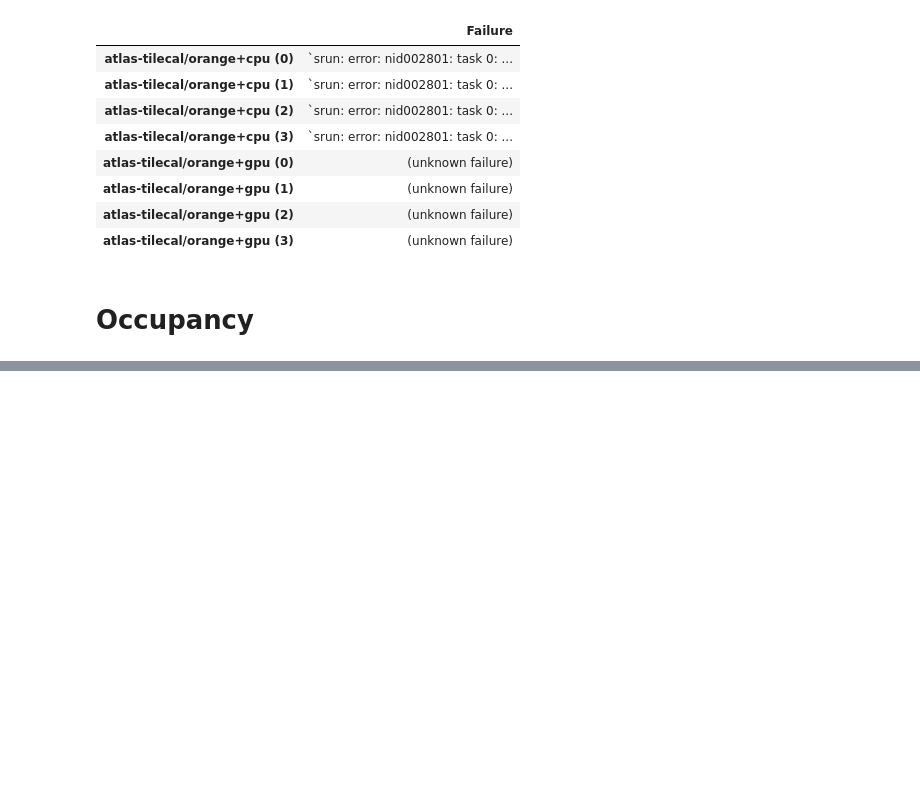
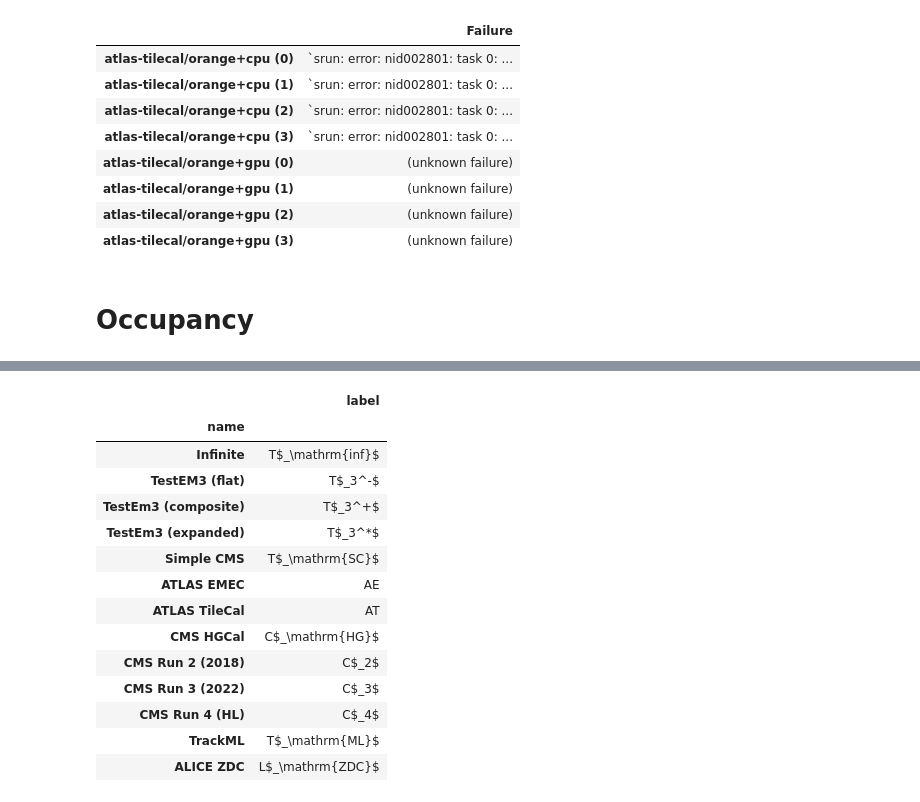
Before and after one commit to celeritas-project/regression, a Jupyter notebook: analysis.ipynb, the cells around one changed output, grey strips where cells are left out. Cells and saved outputs as stored; diff of their text form; code cells hidden in the pictures; blank space fills up the shorter version.

```diff
--- a/analysis.ipynb
+++ b/analysis.ipynb
@@ -200,0 +223,27 @@ TypeError: groupby() got an unexpected keyword argument 'level'
+# %%
+class Status(Enum):
+    untested = [0,0,0,0.25]
+    full = "tab:orange"
+    nomsc = "tab:green"
+    vecgeom = "tab:blue"
+# %%
+status = {
+  "testem15": Status.full,
+  "testem3-flat": Status.full,
+  "testem3-composite": Status.full,
+  "testem3-expanded": Status.full,
+  "simple-cms": Status.full,
+  "atlas-emec": Status.vecgeom,
+  "atlas-tilecal": Status.vecgeom,
+  "simple-cms": Status.full,
+  "cms-hgcal": Status.nomsc,
+  "cms2018": Status.vecgeom,
+  "cms-run3": Status.untested,
+  "cms-hllhc": Status.untested,
+#  "dune10kt_v5_refactored_1x2x6": Status.untested,
+#  "dunevd10kt_3view_30deg_v6_refactored_1x8x6": Status.untested,
+  "trackml": Status.untested,
+  "zdcgeom": Status.untested,
+}
+# %%
+ps = summaries.loc[list(status.keys()),:]
@@ -200,0 +265,20 @@ TypeError: groupby() got an unexpected keyword argument 'level'
+# %%
+temp = ps.loc[:, ['name', 'label']]
+temp.index = temp.pop('name')
+temp
+# %% [output]
+|  | label |
+| name |  |
+| Infinite | T$_\mathrm{inf}$ |
+| TestEM3 (flat) | T$_3^-$ |
+| TestEm3 (composite) | T$_3^+$ |
+| TestEm3 (expanded) | T$_3^*$ |
+| Simple CMS | T$_\mathrm{SC}$ |
+| ATLAS EMEC | AE |
+| ATLAS TileCal | AT |
+| CMS HGCal | C$_\mathrm{HG}$ |
+| CMS Run 2 (2018) | C$_2$ |
+| CMS Run 3 (2022) | C$_3$ |
+| CMS Run 4 (HL) | C$_4$ |
+| TrackML | T$_\mathrm{ML}$ |
+| ALICE ZDC | L$_\mathrm{ZDC}$ |
```
Also changed, not shown: parts of 10 cells of this notebook, 4 other files.
